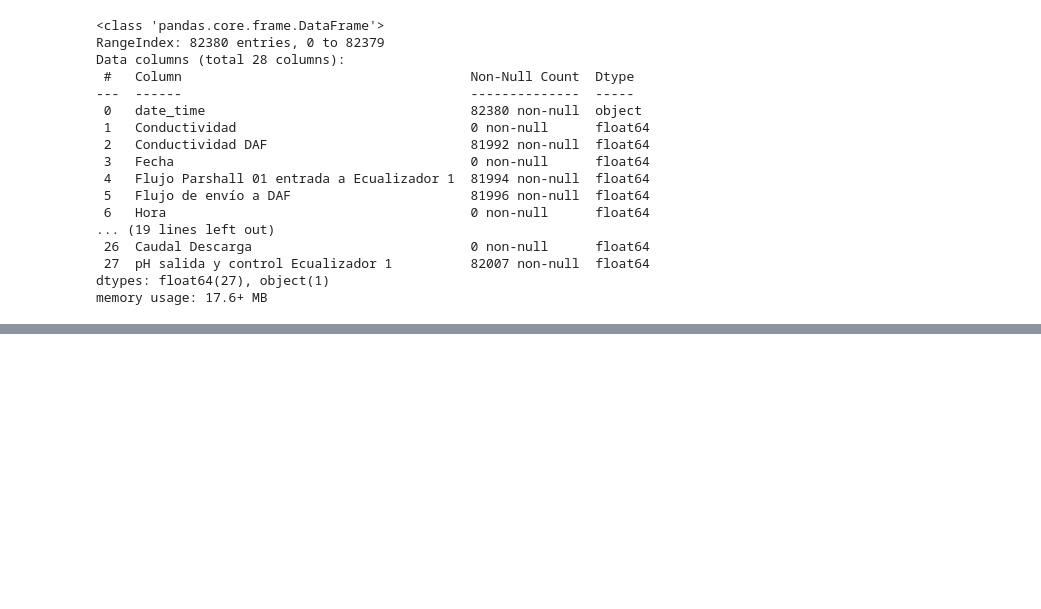
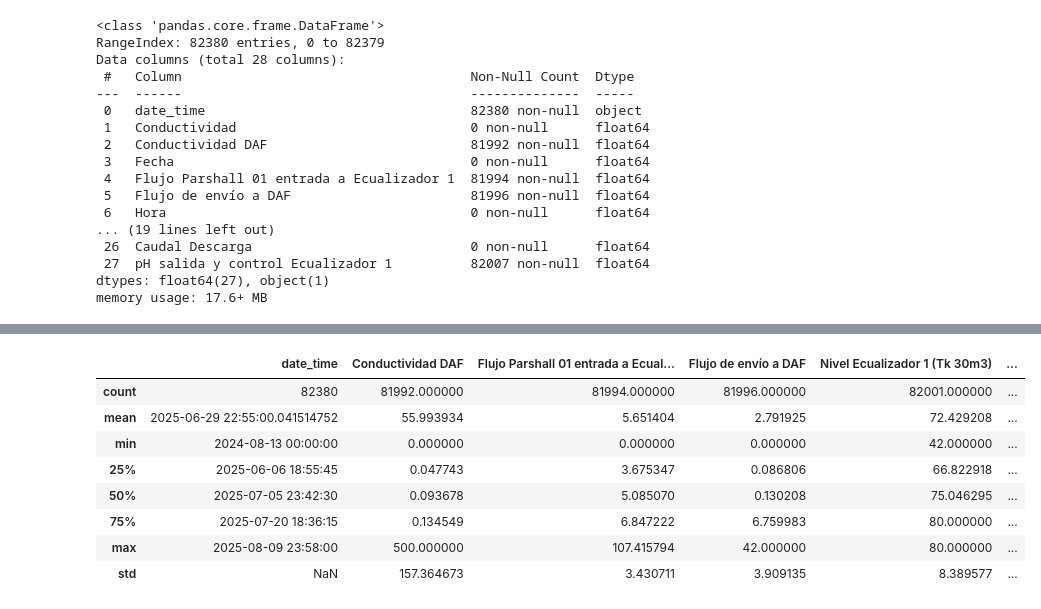
Before and after one commit to fchiapped/Proyecto-Grado, a Jupyter notebook: planta1.ipynb, the cells around one changed output, grey strips where cells are left out. Cells and saved outputs as stored; diff of their text form; code cells hidden in the pictures; blank space fills up the shorter version.

```diff
--- a/planta1.ipynb
+++ b/planta1.ipynb
@@ -27,0 +95,12 @@ memory usage: 17.6+ MB
+# %%
+df_planta_1.describe()
+# %% [output]
+|  | date_time | Conductividad DAF | Flujo Parshall 01 entrada a Ecual... | Flujo de envío a DAF | Nivel Ecualizador 1 (Tk 30m3) | ... |
+| count | 82380 | 81992.000000 | 81994.000000 | 81996.000000 | 82001.000000 | ... |
+| mean | 2025-06-29 22:55:00.041514752 | 55.993934 | 5.651404 | 2.791925 | 72.429208 | ... |
+| min | 2024-08-13 00:00:00 | 0.000000 | 0.000000 | 0.000000 | 42.000000 | ... |
+| 25% | 2025-06-06 18:55:45 | 0.047743 | 3.675347 | 0.086806 | 66.822918 | ... |
+| 50% | 2025-07-05 23:42:30 | 0.093678 | 5.085070 | 0.130208 | 75.046295 | ... |
+| 75% | 2025-07-20 18:36:15 | 0.134549 | 6.847222 | 6.759983 | 80.000000 | ... |
+| max | 2025-08-09 23:58:00 | 500.000000 | 107.415794 | 42.000000 | 80.000000 | ... |
+| std | NaN | 157.364673 | 3.430711 | 3.909135 | 8.389577 | ... |
```
Also changed, not shown: parts of 9 cells of this notebook, 1 other file.
